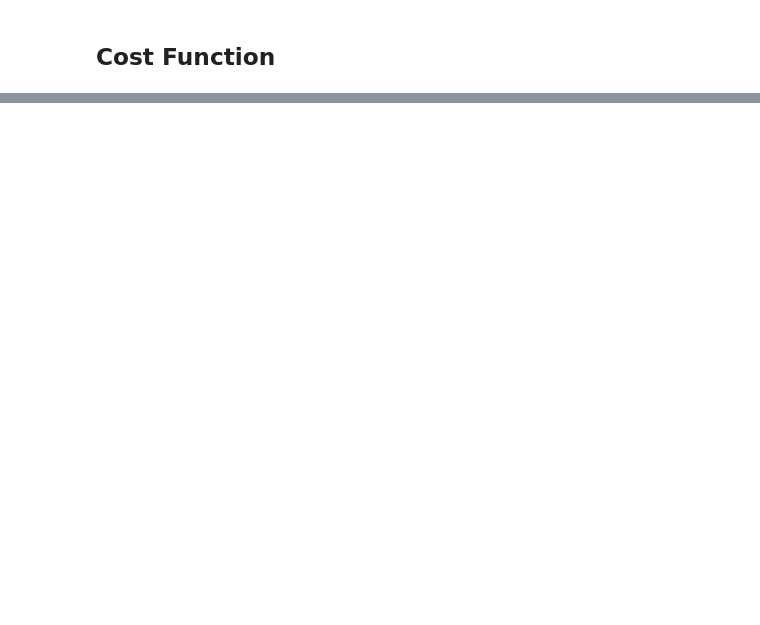
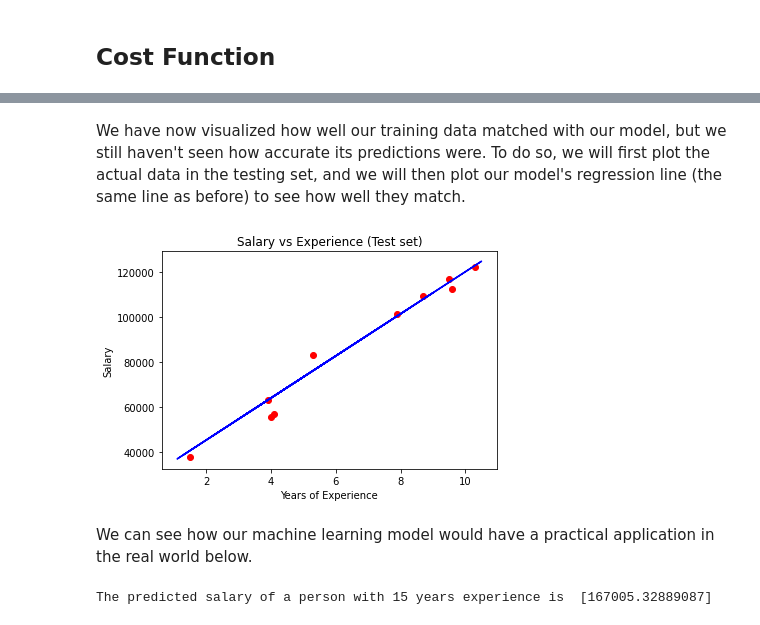
Before and after one commit to Intro-Course-AI-ML/LessonMaterials, a Jupyter notebook: LinearRegression.ipynb, the cells around one changed output, grey strips where cells are left out. Saved outputs shown, nothing was run; the diff lists cells and outputs as text; code cells hidden in the pictures; blank space fills up the shorter version.

```diff
--- a/LinearRegression.ipynb
+++ b/LinearRegression.ipynb
@@ -72,0 +120,23 @@ Artificial neural networks are deep learning models that are based on the struct
+# %% [markdown]
+We have now visualized how well our training data matched with our model, but we still haven't seen how accurate its predictions were. To do so, we will first plot the actual data in the testing set, and we will then plot our model's regression line (the same line as before) to see how well they match.
+# %%
+# Step 6 - Visualize test set results
+import matplotlib.pyplot as plt
+# plot the actual data points of test set
+plt.scatter(X_test, y_test, color = 'red')
+# plot the regression line (same as above)
+plt.plot(X_train, regressor.predict(X_train), color='blue')
+plt.title('Salary vs Experience (Test set)')
+plt.xlabel('Years of Experience')
+plt.ylabel('Salary')
+plt.show()
+# %% [output]
+[figure, added]
+# %% [markdown]
+We can see how  our machine learning model would have a practical application in the real world below.
+# %%
+# Step 7 - Make new prediction
+new_salary_pred = regressor.predict([[15]])
+print('The predicted salary of a person with 15 years experience is ',new_salary_pred)
+# %% [output]
+The predicted salary of a person with 15 years experience is  [167005.32889087]
```
Also changed, not shown: parts of 41 cells of this notebook, 2 other files.
